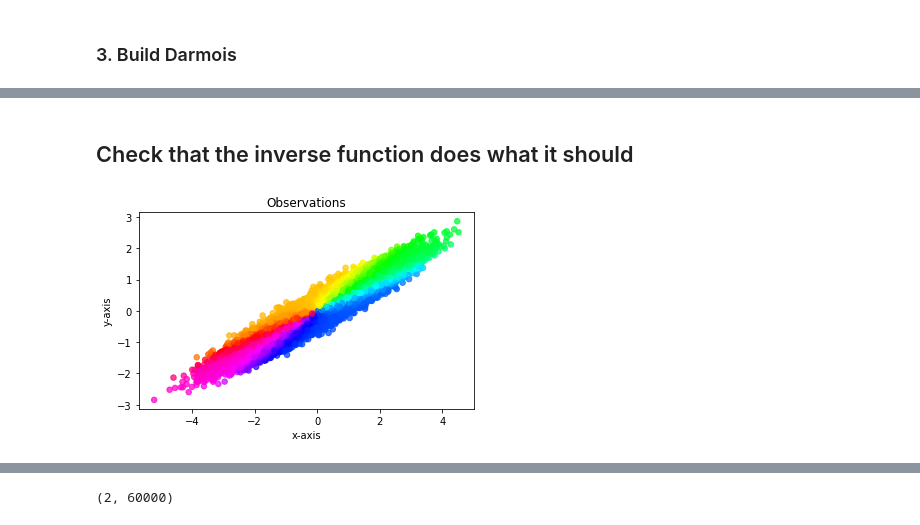
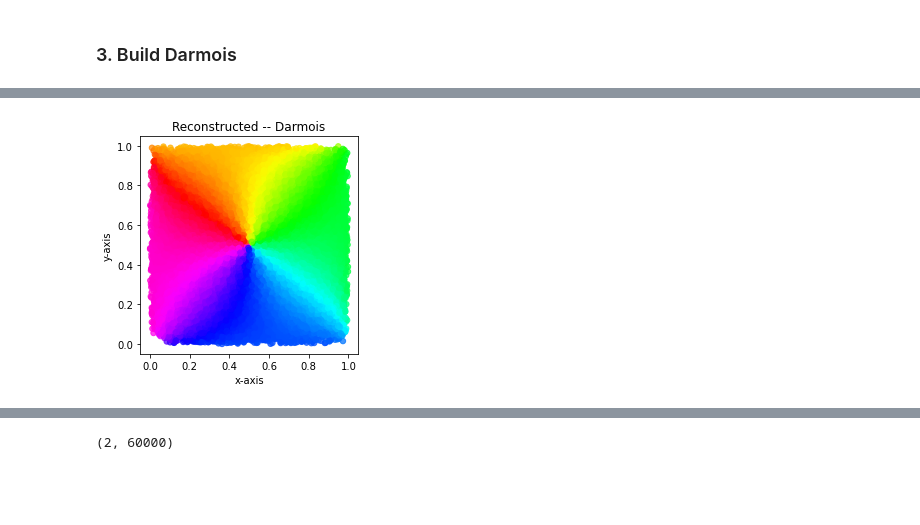
Before and after one commit to lgresele/independent-mechanism-analysis, a Jupyter notebook: 3_closed_form_darmois.ipynb, the cells around one changed output, grey strips where cells are left out. Cells and saved outputs as stored; diff of their text form; code cells hidden in the pictures; blank space fills up the shorter version.

```diff
--- a/3_closed_form_darmois.ipynb
+++ b/3_closed_form_darmois.ipynb
@@ -147,18 +90,0 @@ plt.show()
-# %%
-def darmois_linear_gaussian(A):
-    sigma_0 = np.sqrt(A[0,0]**2 + A[0,1]**2)
-    sigma_1 = np.sqrt(A[1,0]**2 + A[1,1]**2)
-    rho_01 = (A[0,0]*A[1,0] + A[0,1]*A[1,1])/(sigma_0*sigma_1)
-    c_1_given_0 = rho_01*sigma_1/sigma_0
-
-    def darmois(x):
-        y_0 = 0.5*(1.0 + special.erf(x[0]/(sigma_0*np.sqrt(2.0))))
-        y_1 = 0.5*(1.0 + special.erf( (x[1] - c_1_given_0* x[0]) /np.sqrt( 2 * ( 1.0 - rho_01**2) * sigma_1**2 )))
-        return np.vstack([y_0, y_1])
-
-    def inv_darmois(y):
-        s_0 = sigma_0*np.sqrt(2)*special.erfinv(2.0*y[0]-1.0)
-        s_1 = np.sqrt( 2 * ( 1.0 - rho_01**2) * sigma_1**2 ) * special.erfinv(2.0*y[1]-1.0) + c_1_given_0 * s_0
-        return np.vstack([s_0, s_1])
-
-    return darmois, inv_darmois
@@ -167,2 +93,5 @@ darmois, inv_darmois = darmois_linear_gaussian(A)
+# %%
+darmois_single, inv_darmois_single = darmois_linear_gaussian(A)
+darmois, inv_darmois = vmap(darmois_single), vmap(inv_darmois_single)
 # %%
 Y = darmois(X)
@@ -190,14 +98,6 @@ plt.show()
-# %% [markdown]
-## Check that the inverse function does what it should
-# %%
-# Plot observations
-plt.scatter(X[0], X[1], c=colors, s=30, alpha=0.75, cmap='hsv')
-plt.xlabel('x-axis')
-plt.ylabel('y-axis')
-plt.title('Observations')
-plt.gca().set_aspect('equal', adjustable='box')
-plt.show()
-# %% [output]
-[figure, removed]
+# %%
+scatterplot_variables(Y, 'Reconstructed -- Darmois', colors=colors)
+# %% [output]
+[figure, added]
 # %%
 X_ = inv_darmois(Y)
```
Also changed, not shown: parts of 86 cells of this notebook, 3 other files.
